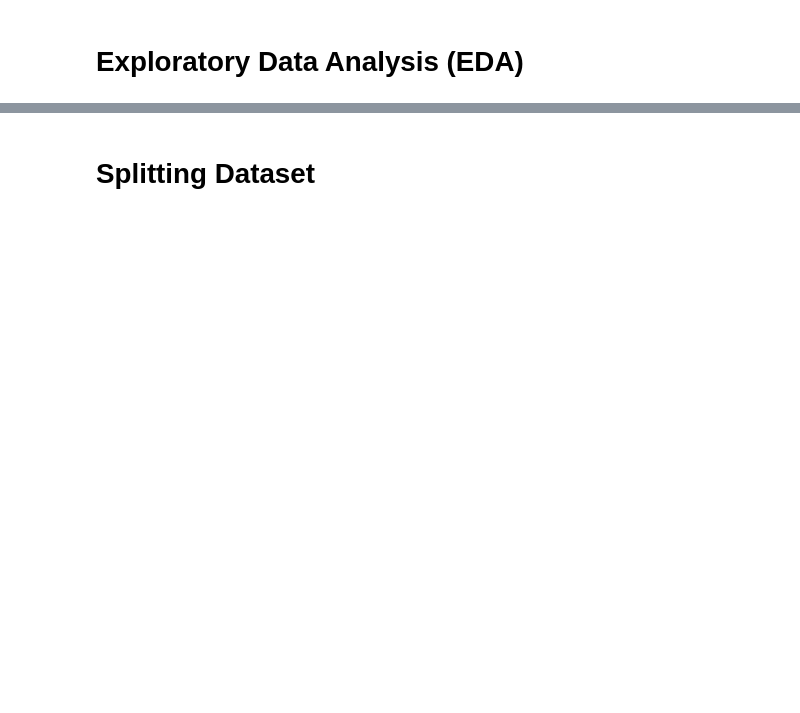
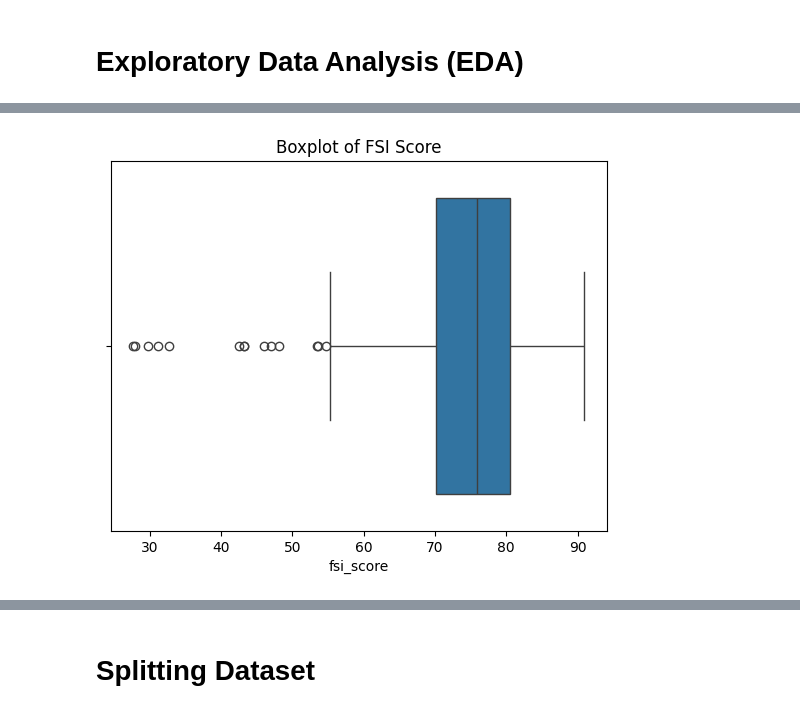
Before and after one commit to MuhammadRibhiRamadan/fsi-prediction-id, a Jupyter notebook: DSAI.ipynb, the cells around one changed output, grey strips where cells are left out. Saved outputs shown, nothing was run; the diff lists cells and outputs as text; code cells hidden in the pictures; blank space fills up the shorter version.

```diff
--- a/DSAI.ipynb
+++ b/DSAI.ipynb
@@ -558,0 +592,7 @@ df.head(30)
+# %%
+# plot boxplot of fsi_score
+sns.boxplot(x=df['fsi_score'])
+plt.title('Boxplot of FSI Score')
+plt.show()
+# %% [output]
+[figure, added]
```
Also changed, not shown: parts of 86 cells of this notebook.
